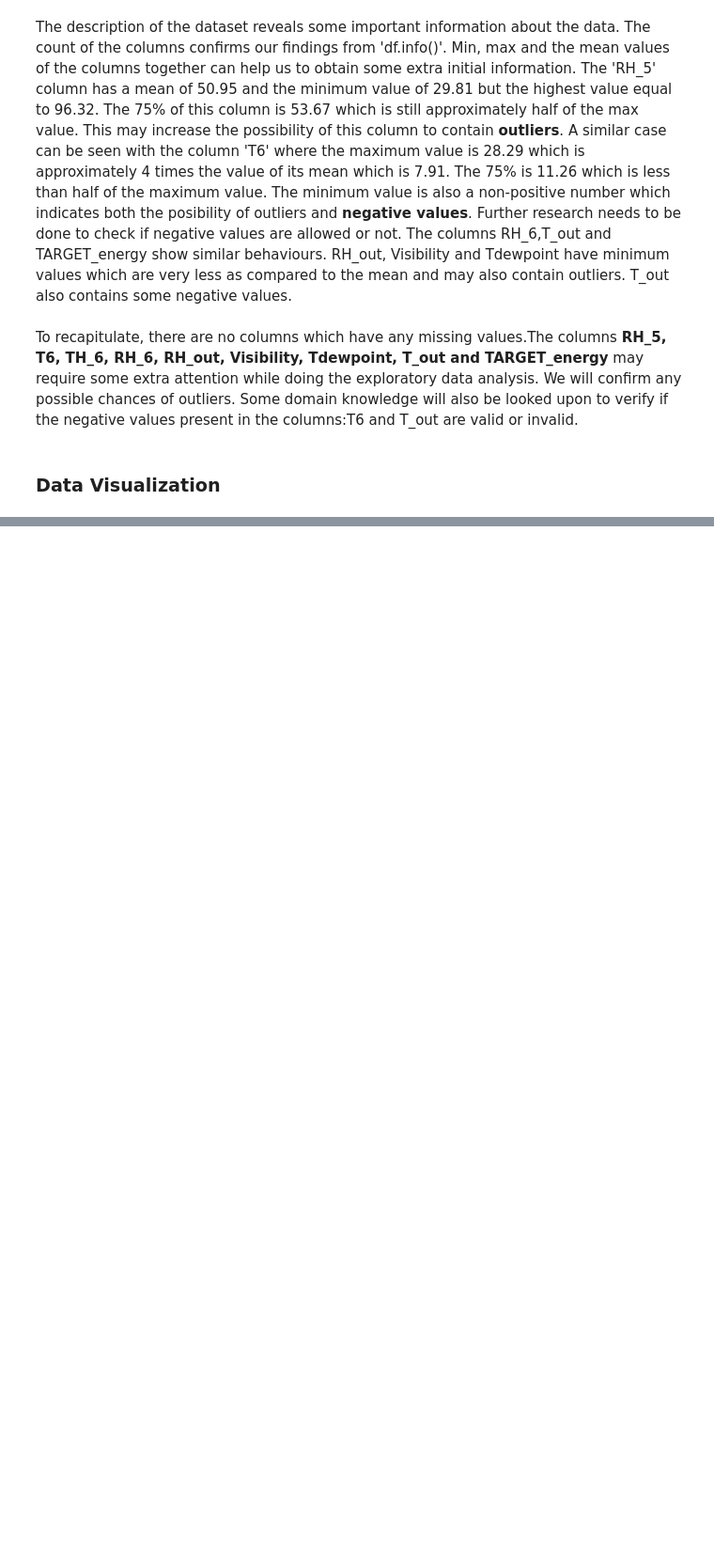
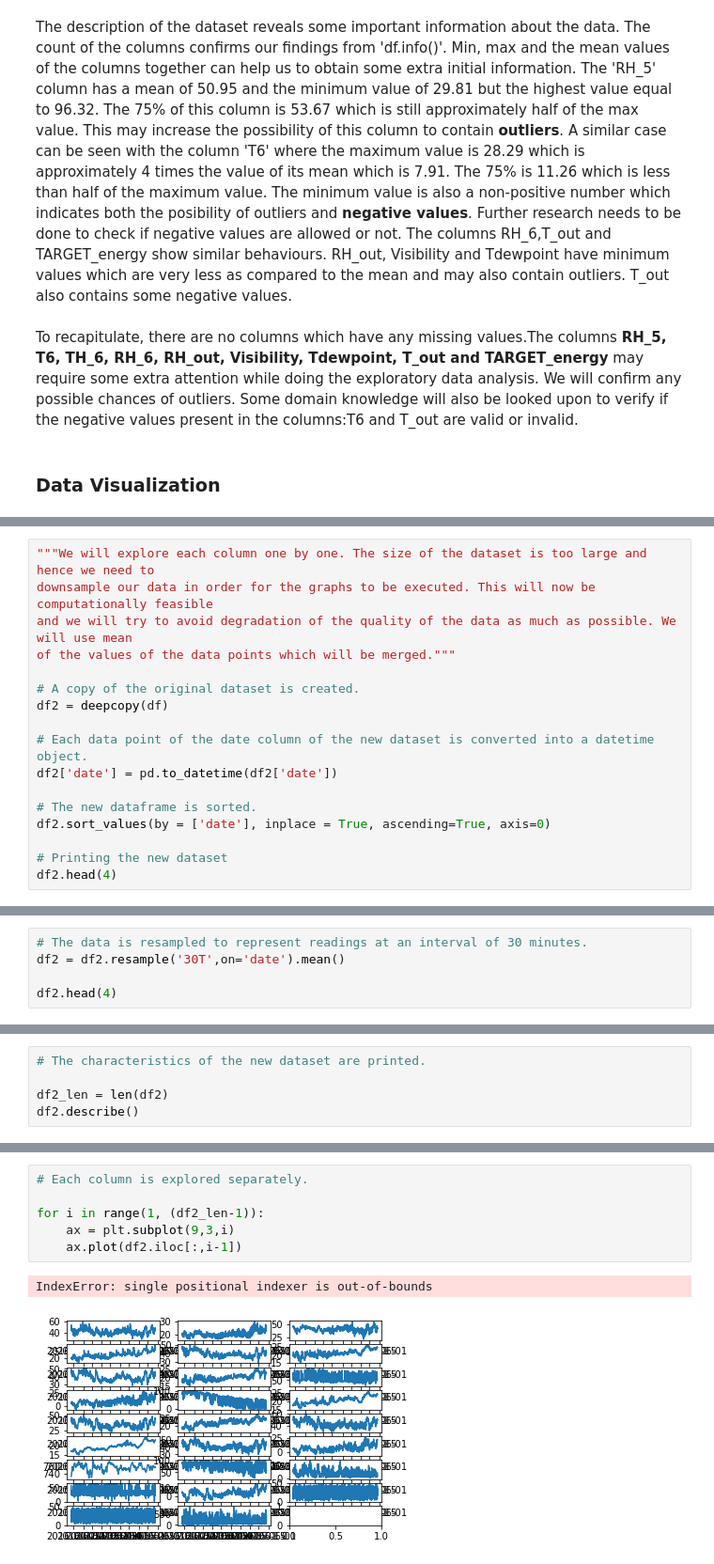
Before and after one commit to NoobTool/Predicting_energy_usage, a Jupyter notebook: s3853868.ipynb, the cells around one changed output, grey strips where cells are left out. Shown: that part at 94% size. Saved outputs shown, nothing was run; the diff lists cells and outputs as text; blank space fills up the shorter version.

Commit message:
'downsampled the data'

```diff
--- a/s3853868.ipynb
+++ b/s3853868.ipynb
@@ -130,0 +136,17 @@ To recapitulate, there are no columns which have any missing values.The columns
+# %%
+"""We will explore each column one by one. The size of the dataset is too large and hence we need to
+downsample our data in order for the graphs to be executed. This will now be computationally feasible
+and we will try to avoid degradation of the quality of the data as much as possible. We will use mean
+of the values of the data points which will be merged."""
+
+# A copy of the original dataset is created.
+df2 = deepcopy(df)
+
+# Each data point of the date column of the new dataset is converted into a datetime object.
+df2['date'] = pd.to_datetime(df2['date'])
+
+# The new dataframe is sorted.
+df2.sort_values(by = ['date'], inplace = True, ascending=True, axis=0)
+
+# Printing the new dataset
+df2.head(4)
@@ -130,0 +161,5 @@ To recapitulate, there are no columns which have any missing values.The columns
+# %%
+# The data is resampled to represent readings at an interval of 30 minutes.
+df2 = df2.resample('30T',on='date').mean()
+
+df2.head(4)
@@ -130,0 +173,5 @@ To recapitulate, there are no columns which have any missing values.The columns
+# %%
+# The characteristics of the new dataset are printed.
+
+df2_len = len(df2)
+df2.describe()
@@ -130,0 +188,9 @@ To recapitulate, there are no columns which have any missing values.The columns
+# %%
+# Each column is explored separately.
+
+for i in range(1, (df2_len-1)):
+    ax = plt.subplot(9,3,i)
+    ax.plot(df2.iloc[:,i-1])
+# %% [output]
+IndexError: single positional indexer is out-of-bounds
+[figure, added]
```
Also changed, not shown: parts of 6 cells of this notebook.
